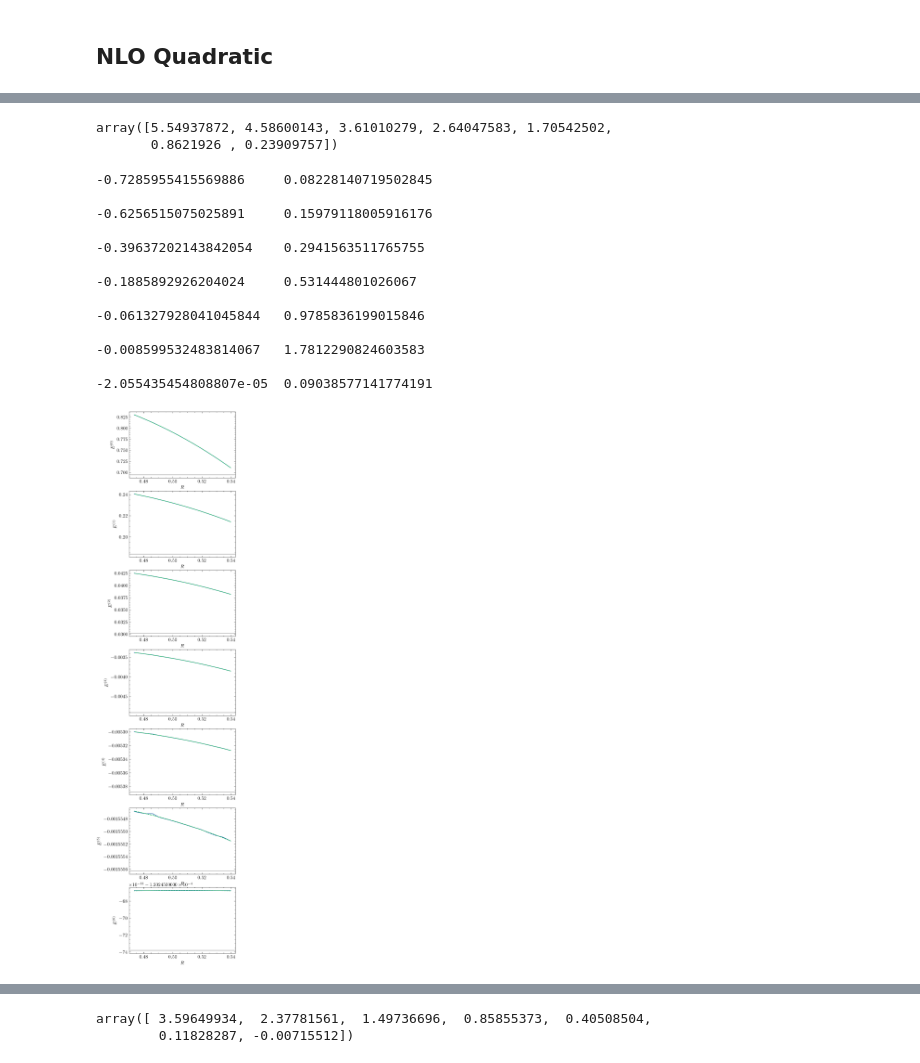
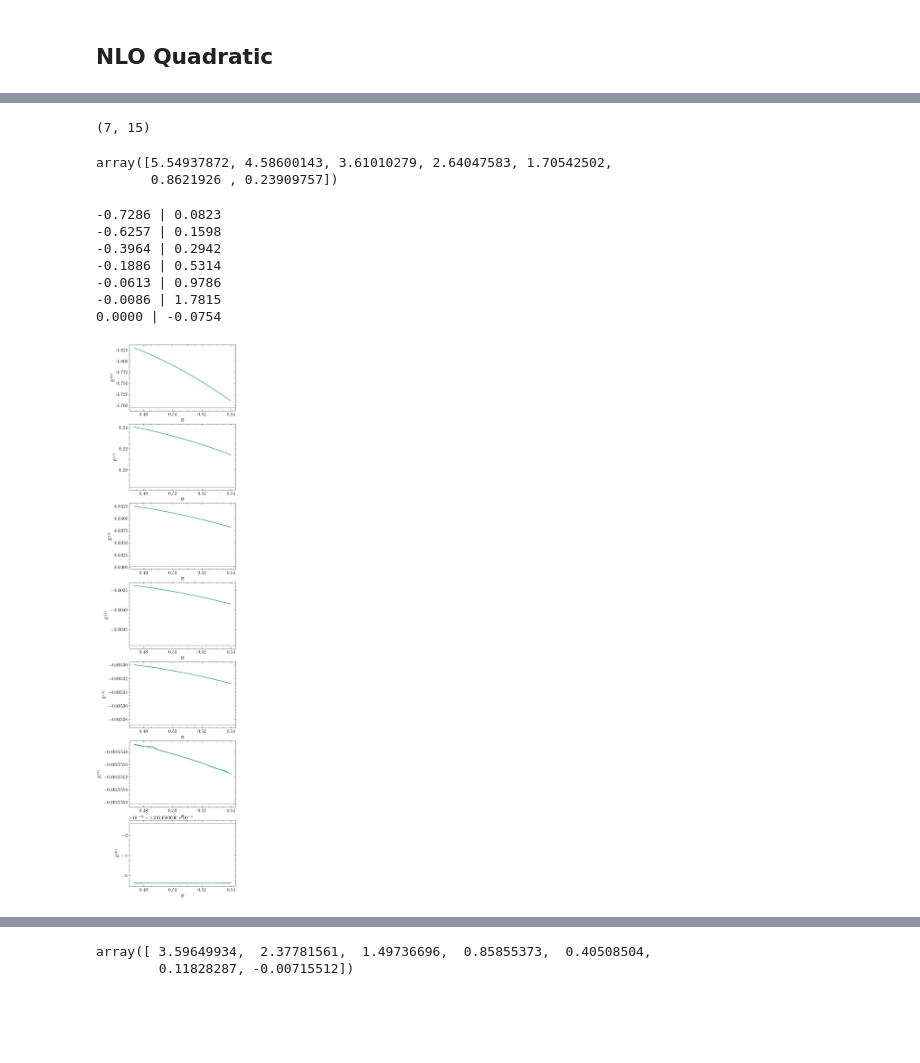
Before and after one commit to odell/id4, a Jupyter notebook: Error Comparison.ipynb, the cells around one changed output, grey strips where cells are left out. Drawn from its saved outputs; the diff is of its cells as text; code cells hidden in the pictures; blank space fills up the shorter version.

```diff
--- a/Error Comparison.ipynb
+++ b/Error Comparison.ipynb
@@ -31,6 +31,7 @@ gamma_mm = np.sqrt(2*const.MU*-mm)
 R_lo = lo[:, 0]
 x_lo = const.BETA4 / R_lo
 energies_lo = lo[:, 1:].T
+c1_tilde_lo = []
 
 ii = np.intersect1d(
     np.where(x_lo > 60)[0],
@@ -47,7 +48,8 @@ for (i, row) in enumerate(energies_lo):
     pars, cov = optimize.curve_fit(lambda x, c1, c2: convergence(x, c1, c2),
                                    x_lo[ii], row[ii])
 #     print(pars)
-    print(pars[1] / (const.BETA4*np.sqrt(2*const.MU*-pars[0])/np.pi))
+    c1_tilde_lo.append(pars[1] / (const.BETA4*np.sqrt(2*const.MU*-pars[0])/np.pi))
+    print(f'| n={i} | {pars[1] / (const.BETA4*np.sqrt(2*const.MU*-pars[0])/np.pi):.4f} |')
     lo_asymp.append(pars[0])
 
     ax.scatter(const.BETA4/x_lo[ii], row[ii], color=f'C{i}', marker='x')
@@ -113,5 +89,0 @@ b_nlo.shape
-# %%
-gamma_mm
-# %% [output]
-array([5.54937872, 4.58600143, 3.61010279, 2.64047583, 1.70542502,
-       0.8621926 , 0.23909757])
@@ -118,6 +109,30 @@ array([5.54937872, 4.58600143, 3.61010279, 2.64047583, 1.70542502,
+# %%
+R_nlo = nlo[:, 0]
+x_nlo = const.BETA4 / R_nlo
+energies_nlo = -nlo[:, 1:].T
+
+ii = np.intersect1d(
+    np.where(x_nlo > 60)[0],
+    np.where(x_nlo < 70)[0]
+)
+
+b_nlo = energies_nlo[:, ii]
+b_nlo.shape
+# %% [output]
+(7, 15)
+# %%
+gamma_mm
+# %% [output]
+array([5.54937872, 4.58600143, 3.61010279, 2.64047583, 1.70542502,
+       0.8621926 , 0.23909757])
 # %%
+f = convergence12
+num_coeffs = 2
+
 fit_values = []
 nlo_asymp = []
+c1_tilde_nlo = []
+c4_tilde_nlo = []
 
 fig, ax = plt.subplots(7, figsize=(4, 7*3), dpi=200)
 fig.patch.set_facecolor('white')
@@ -137,51 +152,52 @@ for (i, row) in enumerate(energies_nlo[:, ii]):
 
     converged = False
     while not converged:
-        guess = [row[-1], 10*np.random.rand()-5, 10*np.random.rand()-5]
+        guess = [row[-1]] + num_coeffs*[10*np.random.rand()-5]
+#         guess = [row[-1], 10*np.random.rand()-5, 10*np.random.rand()-5, 10*np.random.rand()-5]
+#         guess = [row[-1], 10*np.random.rand()-5, 10*np.random.rand()-5]
 #         guess = [row[-1], 10*np.random.rand()-5]
         pars, cov, infodict, msg, ier = optimize.curve_fit(
-            lambda x, c1, c2, c3: convergence12(x, c1, c2, c3),
-#             lambda x, c1, c2: convergence2(x, c1, c2),
-            x_nlo[ii], row, p0=guess, maxfev=100000, full_output=True,
+            f, x_nlo[ii], row, p0=guess, maxfev=1000000, full_output=True,
             sigma=0.1*np.abs(np.mean(row))*np.ones(row.size)
         )
         err = np.sqrt(np.sum(np.array(infodict['fvec'])**2))
         converged = err < 1
 #         print(guess, err)
         os.system('clear')
 
     fit_values.append(pars)
     first = False
     sigma = np.sqrt(np.diag(cov))
     guess = pars
 #     print(f'{row[-1]:.2e} | {pars[0]:2e} ± {sigma[0]:.2e}')
 #     print(f'E_{i}', pars, pars[0]*pars[1] / (const.BETA4*gamma_mm[i]))
-    print(pars[0] / lo_asymp[i] * pars[1] / (const.BETA4*np.sqrt(2*const.MU*-lo_asymp[i])/np.pi), end='\t')
-    print(pars[0] / lo_asymp[i] * pars[2] / (const.BETA4*np.sqrt(2*const.MU*-lo_asymp[i])/np.pi)**4, '\n')
+    gamma_i = np.sqrt(2*const.MU*-lo_asymp[i])
+
+    temp = pars[0] / lo_asymp[i] * pars[1] / (const.BETA4*gamma_i/np.pi)
+    c1_tilde_nlo.append(temp)
+
+    temp4 = pars[0] / lo_asymp[i] * pars[2] / (const.BETA4*gamma_i/np.pi)**4
+    c4_tilde_nlo.append(temp4)
+
+    print(f'{temp:.4f} | {temp4:.4f}')
 
     nlo_asymp.append(pars[0])
     ax[i].plot(const.BETA4/x_nlo[ii], row)
 
     xp = np.linspace(x_nlo[ii][0], 1*x_nlo[ii][-1], 100)
-    ax[i].plot(const.BETA4/xp, convergence12(xp, *pars), linestyle='--')
+    ax[i].plot(const.BETA4/xp, f(xp, *pars), linestyle='--')
 
     ax[i].axhline(pars[0], color='C6')
 
     ax[i].set_xlabel(r'$R$')
     ax[i].set_ylabel(r'$E^{(%d)}$' % (i))
 #     ax[i].set_yscale('log');
 # %% [output]
--0.7285955415569886     0.08228140719502845
-
--0.6256515075025891     0.15979118005916176
-
--0.39637202143842054    0.2941563511765755
-
--0.1885892926204024     0.531444801026067
-
--0.061327928041045844   0.9785836199015846
-
--0.008599532483814067   1.7812290824603583
-
--2.055435454808807e-05  0.09038577141774191
+-0.7286 | 0.0823
+-0.6257 | 0.1598
+-0.3964 | 0.2942
+-0.1886 | 0.5314
+-0.0613 | 0.9786
+-0.0086 | 1.7815
+0.0000 | -0.0754
-[figure, old version]
+[figure, new version]
```
Also changed, not shown: parts of 38 cells of this notebook, 1 other file.
